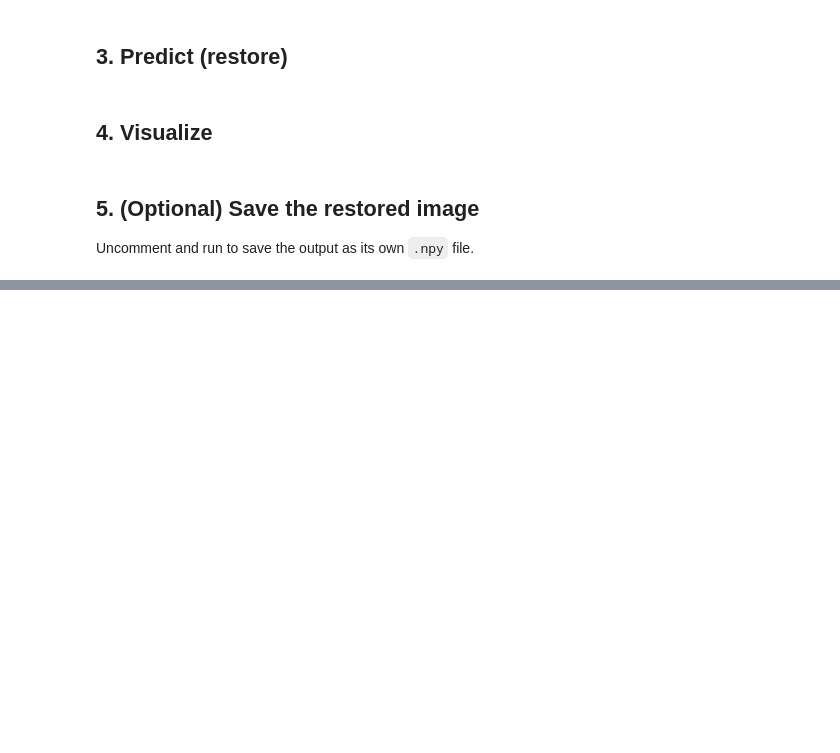
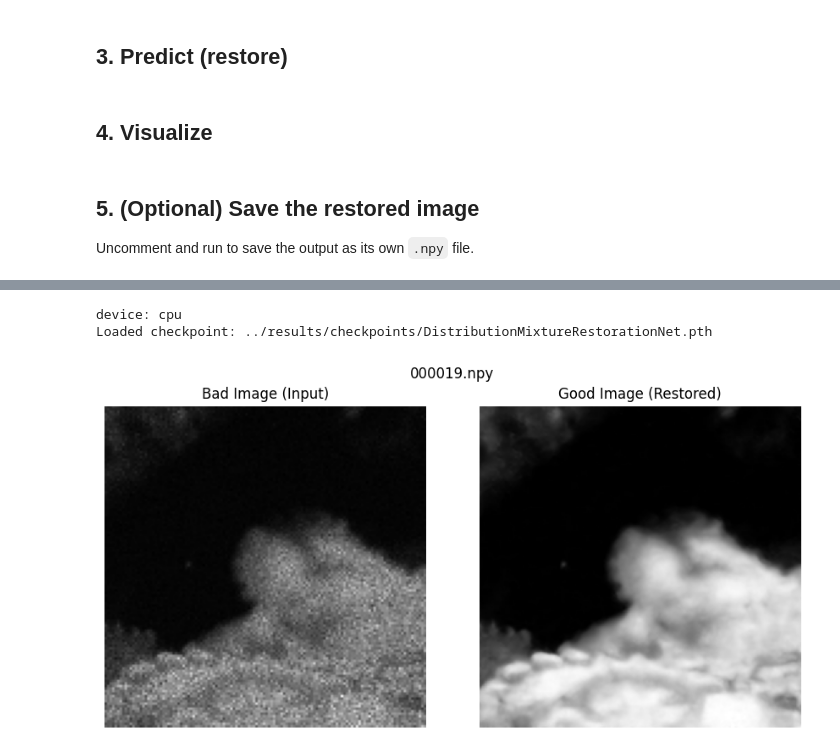
Before and after one commit to GoluKumar-Upadhyay/KnowHow---KLA---Restoration, a Jupyter notebook: notebooks/Quick_Load_And_Predict.ipynb, the cells around one changed output, grey strips where cells are left out. Drawn from its saved outputs; the diff is of its cells as text; code cells hidden in the pictures; blank space fills up the shorter version.

```diff
--- a/notebooks/Quick_Load_And_Predict.ipynb
+++ b/notebooks/Quick_Load_And_Predict.ipynb
@@ -82,0 +106,70 @@ Uncomment and run to save the output as its own `.npy` file.
+# %%
+# ============================================================
+# FULLY SELF-CONTAINED: load model + test on .npy/.png/.jpg/.jpeg
+# ============================================================
+import sys, os
+sys.path.insert(0, "..")
+
+import numpy as np
+import torch
+import matplotlib.pyplot as plt
+from PIL import Image
+
+from models.restoration_net import DistributionMixtureRestorationNet
+
+# --- Device ---
+device = "cuda" if torch.cuda.is_available() else "cpu"
+print("device:", device)
+
+# --- Load model ---
+CKPT_PATH = "../results/checkpoints/DistributionMixtureRestorationNet.pth"
+model = DistributionMixtureRestorationNet(base_ch=32, n_components=3,
+                                            n_lr_blocks=4, n_hr_blocks=2, use_film=True)
+ckpt = torch.load(CKPT_PATH, map_location=device)
+model.load_state_dict(ckpt["model_state_dict"])
+model = model.to(device).eval()
+print(f"Loaded checkpoint: {CKPT_PATH}")
+
+# --- Core restoration function ---
+@torch.no_grad()
+def restore_image(noisy_np):
+    x = torch.from_numpy(noisy_np.astype(np.float32)).unsqueeze(0).unsqueeze(0).to(device)
+    restored, mix_weights, beta, scale = model(x)
+    restored_np = restored[0, 0].clamp(0, 1).cpu().numpy()
+    return restored_np, mix_weights[0].cpu().numpy(), beta.cpu().numpy()
+
+# --- Universal loader: .npy / .png / .jpg / .jpeg ---
+TARGET_SIZE = 128  # matches your training array shape (128x128) — change if different
+
+def load_any(path):
+    ext = os.path.splitext(path)[1].lower()
+    if ext == ".npy":
+        return np.load(path).astype(np.float32)
+    elif ext in (".png", ".jpg", ".jpeg"):
+        img = Image.open(path).convert("L")
+        if img.size != (TARGET_SIZE, TARGET_SIZE):
+            img = img.resize((TARGET_SIZE, TARGET_SIZE), Image.BILINEAR)
+        return np.asarray(img, dtype=np.float32) / 255.0
+    else:
+        raise ValueError(f"Unsupported file type: {ext}")
+
+# --- Test function: shows Bad vs Good side by side ---
+def test_on_file(path):
+    bad_img = load_any(path)
+    good_img, mix_weights, beta = restore_image(bad_img)
+
+    fig, axes = plt.subplots(1, 2, figsize=(9, 4.5))
+    axes[0].imshow(bad_img, cmap="gray"); axes[0].set_title("Bad Image (Input)"); axes[0].axis("off")
+    axes[1].imshow(good_img, cmap="gray"); axes[1].set_title("Good Image (Restored)"); axes[1].axis("off")
+    fig.suptitle(os.path.basename(path))
+    plt.tight_layout()
+    plt.show()
+
+    return bad_img, good_img
+
+# --- Run it ---
+test_on_file(r"D:\RESEARCH PAPERS\Semi_Conductor_2\Semi conductor image paper\Semi conductor image paper\Test_NoisyLR\NoisyLR\000019.npy")
+# %% [output]
+device: cpu
+Loaded checkpoint: ../results/checkpoints/DistributionMixtureRestorationNet.pth
+[figure, added]
```
Also changed, not shown: parts of 2 cells of this notebook, 8 other files.
